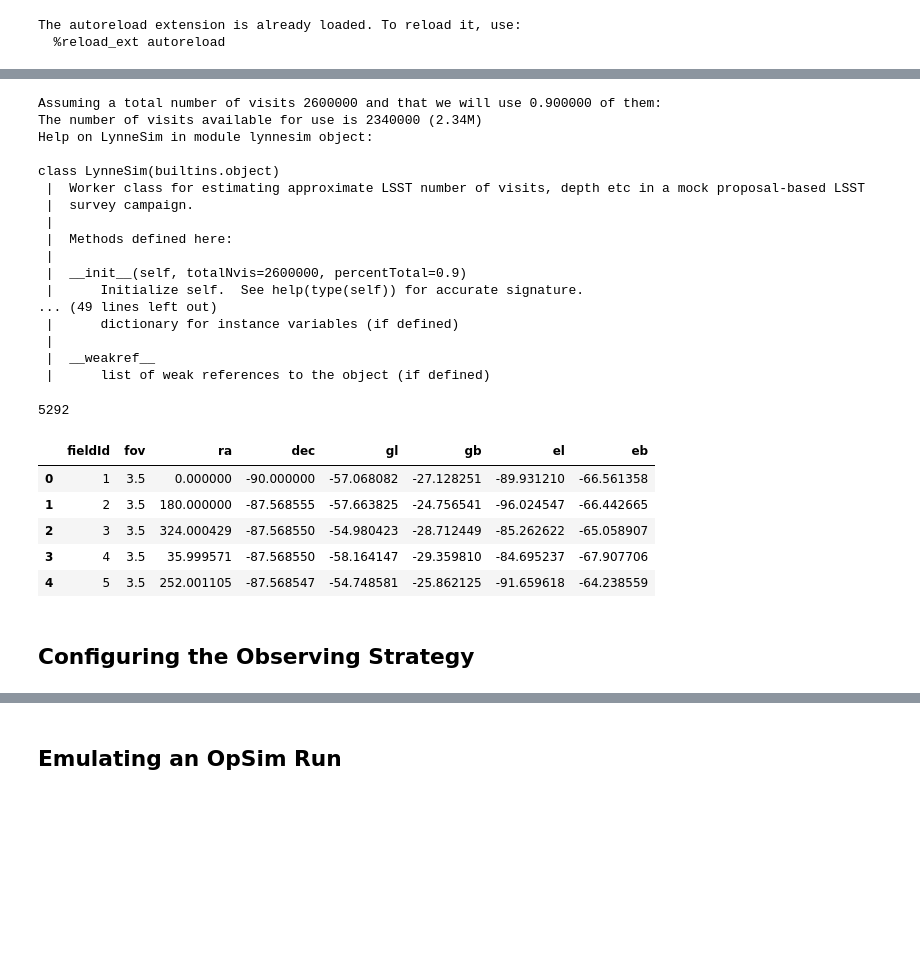
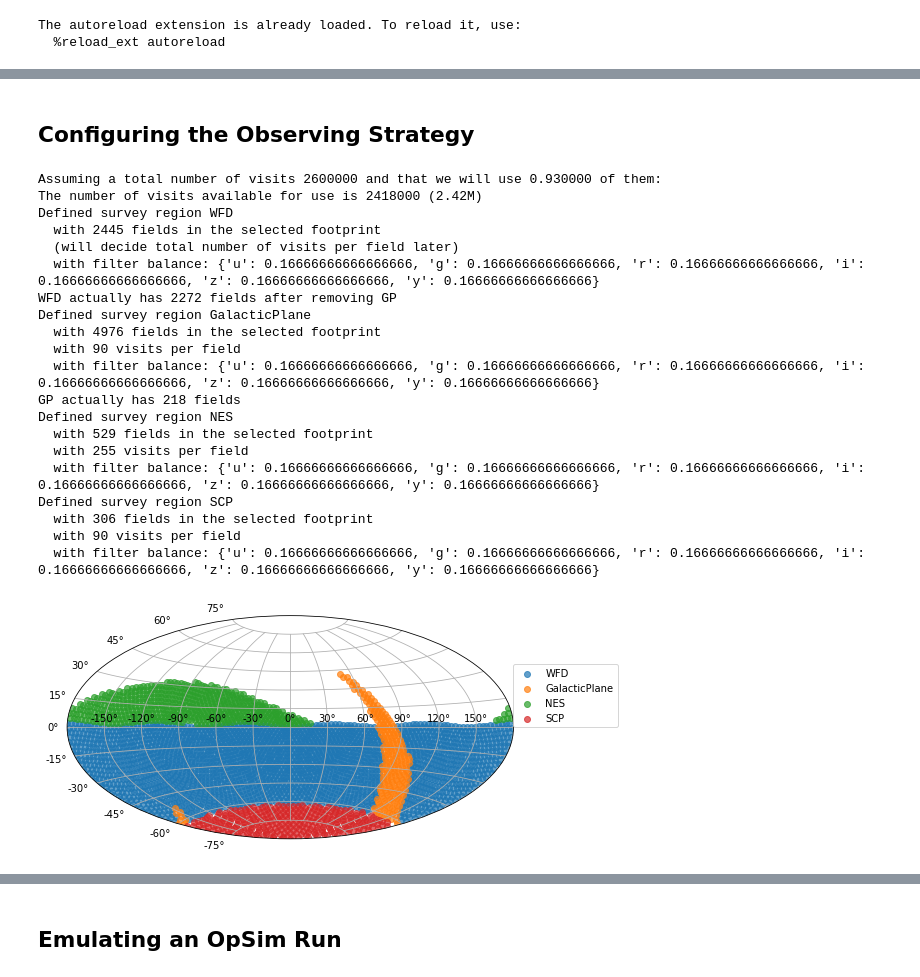
Before and after one commit to rhiannonlynne/notebooks, a Jupyter notebook: LynneSim-Nxt.ipynb, the cells around one changed output, grey strips where cells are left out. Cells and saved outputs as stored; diff of their text form; code cells hidden in the pictures; blank space fills up the shorter version.

```diff
--- a/LynneSim-Nxt.ipynb
+++ b/LynneSim-Nxt.ipynb
@@ -37,32 +33,0 @@ from lynnesim import LynneSim
-# %%
-Lynne = LynneSim()
-help(Lynne)
-# %% [output]
-Assuming a total number of visits 2600000 and that we will use 0.900000 of them:
-The number of visits available for use is 2340000 (2.34M)
-Help on LynneSim in module lynnesim object:
-
-class LynneSim(builtins.object)
- |  Worker class for estimating approximate LSST number of visits, depth etc in a mock proposal-based LSST
- |  survey campaign.
- |
- |  Methods defined here:
- |
- |  __init__(self, totalNvis=2600000, percentTotal=0.9)
- |      Initialize self.  See help(type(self)) for accurate signature.
-... (49 lines left out)
- |      dictionary for instance variables (if defined)
- |
- |  __weakref__
- |      list of weak references to the object (if defined)
-# %%
-print(len(Lynne.fields))
-Lynne.fields[0:5]
-# %% [output]
-5292
-|  | fieldId | fov | ra | dec | gl | gb | el | eb |
-| 0 | 1 | 3.5 | 0.000000 | -90.000000 | -57.068082 | -27.128251 | -89.931210 | -66.561358 |
-| 1 | 2 | 3.5 | 180.000000 | -87.568555 | -57.663825 | -24.756541 | -96.024547 | -66.442665 |
-| 2 | 3 | 3.5 | 324.000429 | -87.568550 | -54.980423 | -28.712449 | -85.262622 | -65.058907 |
-| 3 | 4 | 3.5 | 35.999571 | -87.568550 | -58.164147 | -29.359810 | -84.695237 | -67.907706 |
-| 4 | 5 | 3.5 | 252.001105 | -87.568547 | -54.748581 | -25.862125 | -91.659618 | -64.238559 |
@@ -71,3 +34,41 @@ Lynne.fields[0:5]
 # %% [markdown]
 ## Configuring the Observing Strategy
+# %%
+# Old footprint
+Lynne = LynneSim(totalNvis=2600000, percentTotal=0.93)
+Lynne.define_survey_region('WFD', NvisitsPerField=None, limits={'dec':[-62.,2.5]})
+# Carve out the GP
+Lynne.regions['WFD'] = Lynne.regions['WFD'].query('abs(gb) > (10 - (10 * abs(gl))/90)')
+print("WFD actually has %d fields after removing GP" % (len(Lynne.regions['WFD'])))
+# Define the GP
+Lynne.define_survey_region('GalacticPlane', NvisitsPerField=90, limits={'dec':[-62., 90]})
+Lynne.regions['GalacticPlane'] = Lynne.regions['GalacticPlane'].query('abs(gb) < (10 - (10 * abs(gl))/90)')
+print("GP actually has %d fields" % len(Lynne.regions['GalacticPlane']))
+Lynne.define_survey_region('NES', NvisitsPerField=255,
+                          limits={'dec':[2.51, 90], 'eb':[-20, 10]})
+Lynne.define_survey_region('SCP', NvisitsPerField=90,
+                          limits={'dec':[-90, -62.05]})
+fig = Lynne.plot_sky_map()
+# %% [output]
+Assuming a total number of visits 2600000 and that we will use 0.930000 of them:
+The number of visits available for use is 2418000 (2.42M)
+Defined survey region WFD
+  with 2445 fields in the selected footprint
+  (will decide total number of visits per field later)
+  with filter balance: {'u': 0.16666666666666666, 'g': 0.16666666666666666, 'r': 0.16666666666666666, 'i': 0.16666666666666666, 'z': 0.16666666666666666, 'y': 0.16666666666666666}
+WFD actually has 2272 fields after removing GP
+Defined survey region GalacticPlane
+  with 4976 fields in the selected footprint
+  with 90 visits per field
+  with filter balance: {'u': 0.16666666666666666, 'g': 0.16666666666666666, 'r': 0.16666666666666666, 'i': 0.16666666666666666, 'z': 0.16666666666666666, 'y': 0.16666666666666666}
+GP actually has 218 fields
+Defined survey region NES
+  with 529 fields in the selected footprint
+  with 255 visits per field
+  with filter balance: {'u': 0.16666666666666666, 'g': 0.16666666666666666, 'r': 0.16666666666666666, 'i': 0.16666666666666666, 'z': 0.16666666666666666, 'y': 0.16666666666666666}
+Defined survey region SCP
+  with 306 fields in the selected footprint
+  with 90 visits per field
+  with filter balance: {'u': 0.16666666666666666, 'g': 0.16666666666666666, 'r': 0.16666666666666666, 'i': 0.16666666666666666, 'z': 0.16666666666666666, 'y': 0.16666666666666666}
+[figure, added]
 # %%
```
Also changed, not shown: parts of 17 cells of this notebook.
